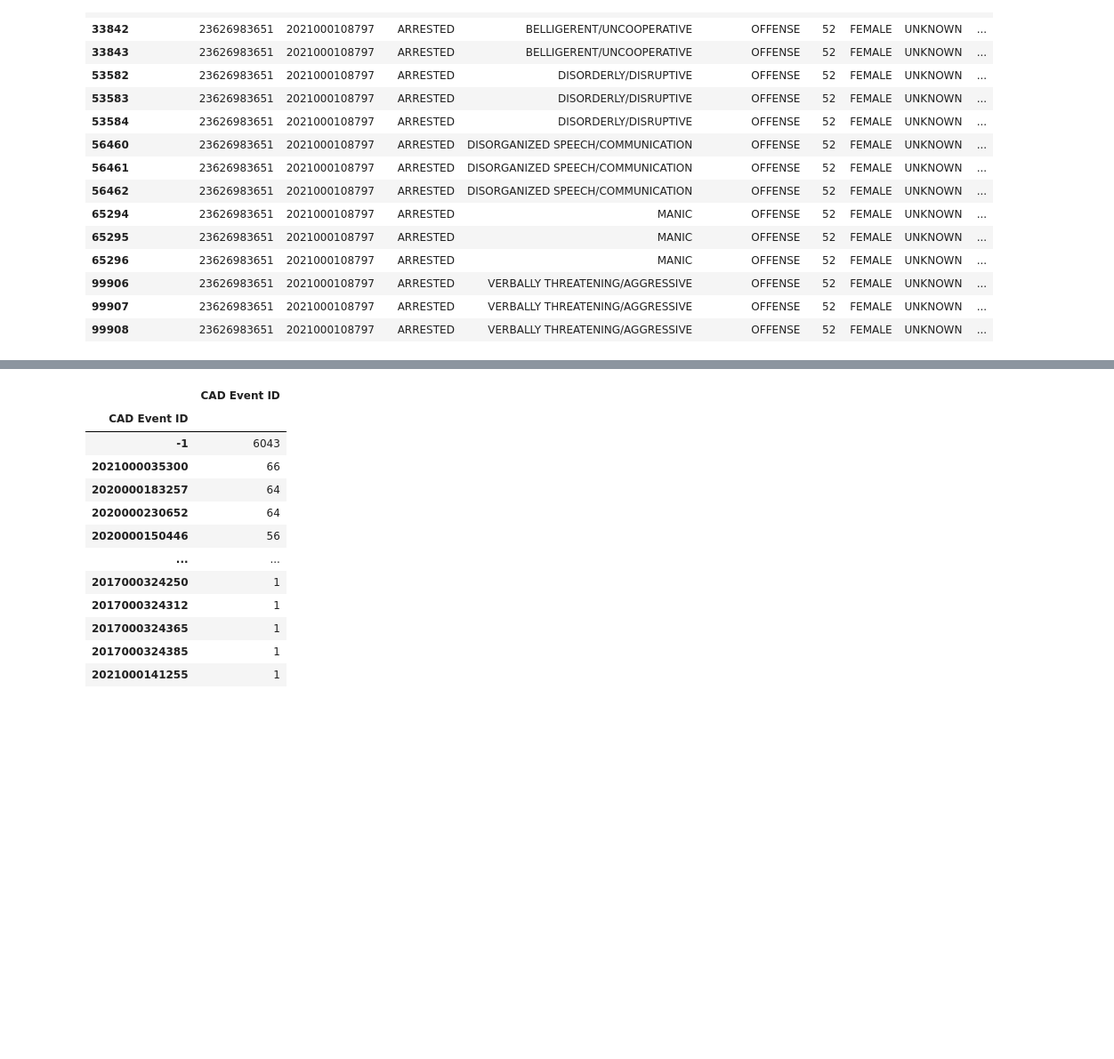
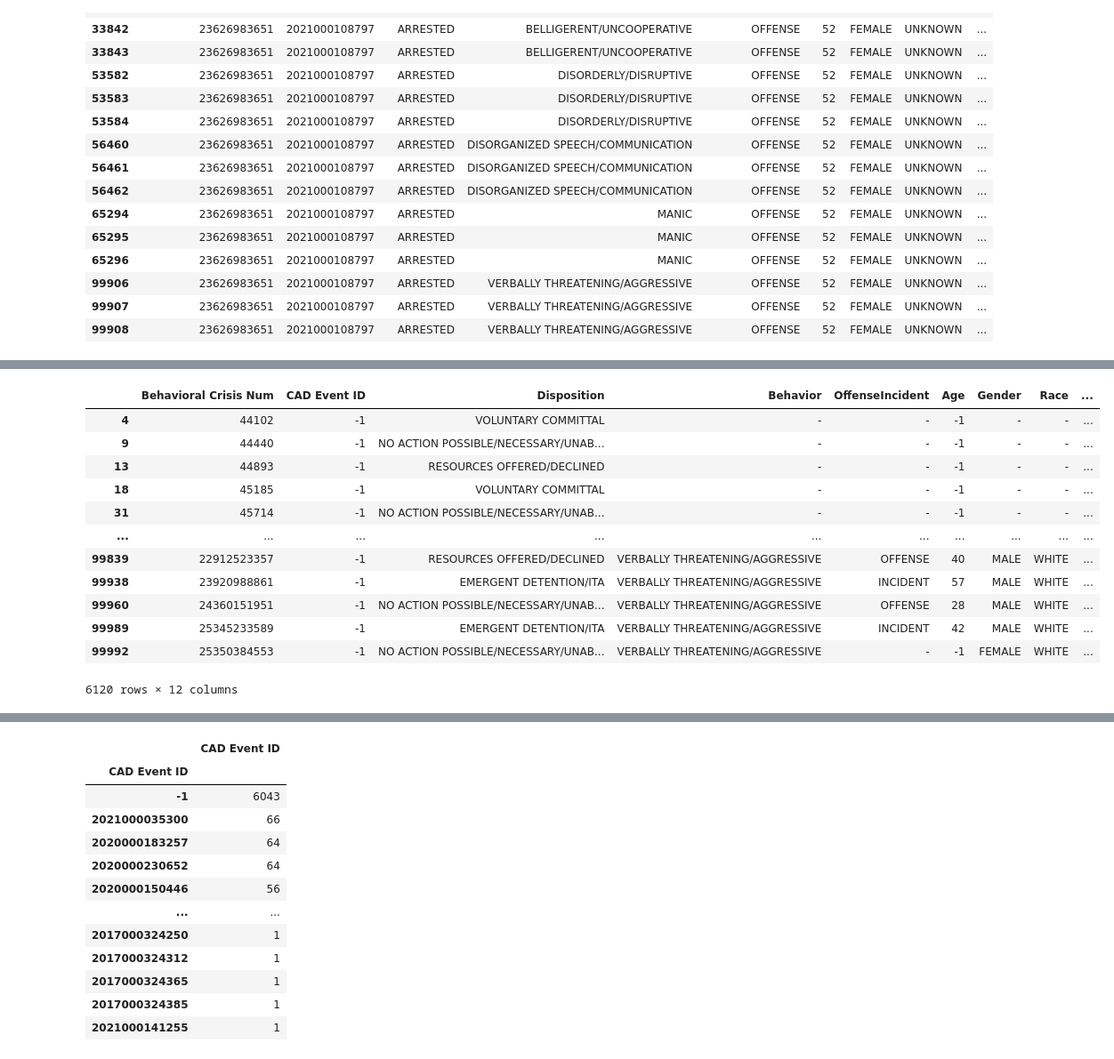
Before and after one commit to msenosain/spd-use-of-force_DS4A, a Jupyter notebook: notebooks/10_EDA_crisis.ipynb, the cells around one changed output, grey strips where cells are left out. Shown at 89% size. Drawn from its saved outputs; the diff is of its cells as text; code cells hidden in the pictures; blank space fills up the shorter version.

```diff
--- a/notebooks/10_EDA_crisis.ipynb
+++ b/notebooks/10_EDA_crisis.ipynb
@@ -408 +390,17 @@ df[df['CAD Event ID'] ==2021000108797]
+# %%
+df[df['CAD Event ID']==-1] #6120 of yes and no ds
+# %% [output]
+|  | Behavioral Crisis Num | CAD Event ID | Disposition | Behavior | OffenseIncident | Age | Gender | Race | ... |
+| 4 | 44102 | -1 | VOLUNTARY COMMITTAL | - | - | -1 | - | - | ... |
+| 9 | 44440 | -1 | NO ACTION POSSIBLE/NECESSARY/UNAB... | - | - | -1 | - | - | ... |
+| 13 | 44893 | -1 | RESOURCES OFFERED/DECLINED | - | - | -1 | - | - | ... |
+| 18 | 45185 | -1 | VOLUNTARY COMMITTAL | - | - | -1 | - | - | ... |
+| 31 | 45714 | -1 | NO ACTION POSSIBLE/NECESSARY/UNAB... | - | - | -1 | - | - | ... |
+| ... | ... | ... | ... | ... | ... | ... | ... | ... | ... |
+| 99839 | 22912523357 | -1 | RESOURCES OFFERED/DECLINED | VERBALLY THREATENING/AGGRESSIVE | OFFENSE | 40 | MALE | WHITE | ... |
+| 99938 | 23920988861 | -1 | EMERGENT DETENTION/ITA | VERBALLY THREATENING/AGGRESSIVE | INCIDENT | 57 | MALE | WHITE | ... |
+| 99960 | 24360151951 | -1 | NO ACTION POSSIBLE/NECESSARY/UNAB... | VERBALLY THREATENING/AGGRESSIVE | OFFENSE | 28 | MALE | WHITE | ... |
+| 99989 | 25345233589 | -1 | EMERGENT DETENTION/ITA | VERBALLY THREATENING/AGGRESSIVE | INCIDENT | 42 | MALE | WHITE | ... |
+| 99992 | 25350384553 | -1 | NO ACTION POSSIBLE/NECESSARY/UNAB... | VERBALLY THREATENING/AGGRESSIVE | - | -1 | FEMALE | WHITE | ... |
+6120 rows × 12 columns
 # %%
```
Also changed, not shown: parts of 10 cells of this notebook.
